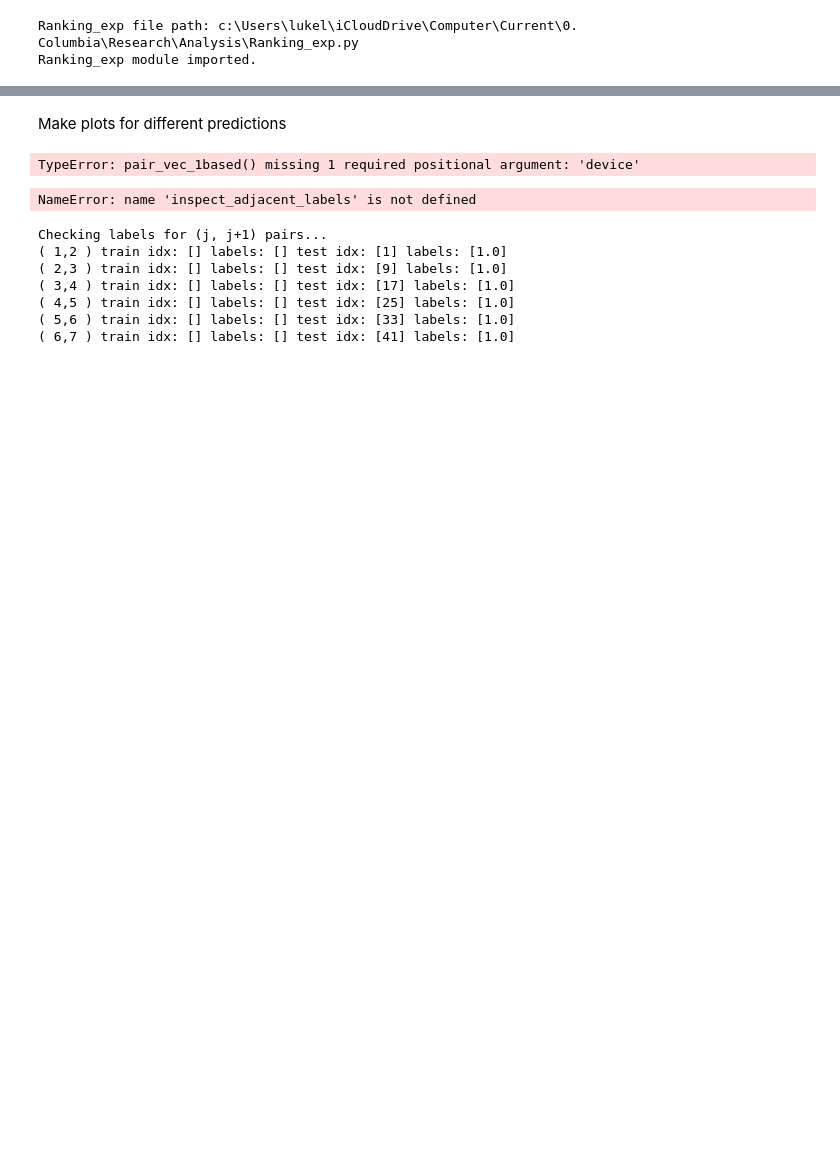
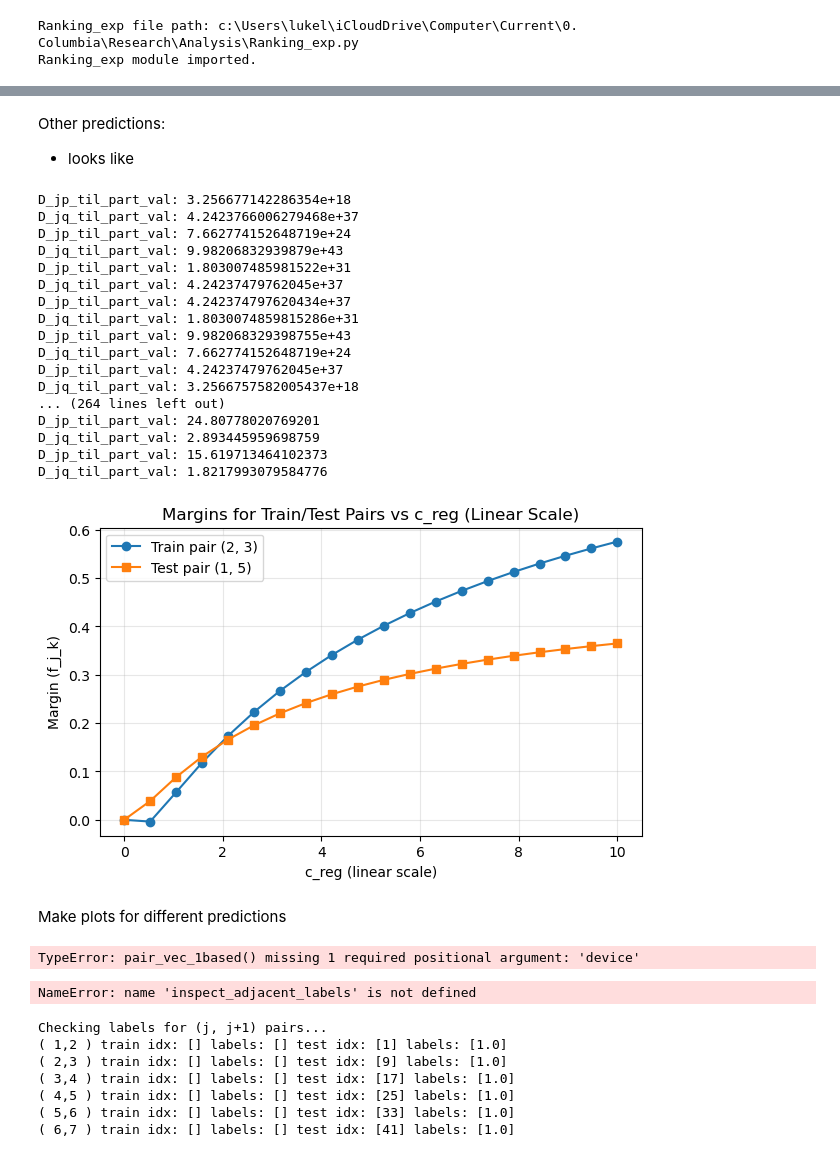
Before and after one commit to lukelc23/TI, a Jupyter notebook: Toy_TI - Exception.ipynb, the cells around one changed output, grey strips where cells are left out. Cells and saved outputs as stored; diff of their text form; code cells hidden in the pictures; blank space fills up the shorter version.

```diff
--- a/Toy_TI - Exception.ipynb
+++ b/Toy_TI - Exception.ipynb
@@ -737,3 +823,52 @@ D_jq_til_part_val: 2.0781249999999996
+# %% [markdown]
+Other predictions:
+- looks like
+# %%
+# Plot the same margins but for very small c_reg values (linear scale)
+# Let's use c_reg from 1e-6 to 1 (20 points, linear spacing)
+
+
+c_reg_small_values = np.linspace(1e-6, 10, num=20)
+
+train_margins_small = []
+test_margins_small = []
+
+for c_reg in c_reg_small_values:
+    sim = Ranking_exp.Ranking_exp(n, k_o, k_s, k_d, p, q, c_reg=c_reg)
+    rank_analytic = sim.calc_rank_analytic()
+    f_train = sim.f_j_k(train_pair[0], train_pair[1])
+    f_test  = sim.f_j_k(test_pair[0], test_pair[1])
+    train_margins_small.append(f_train)
+    test_margins_small.append(f_test)
+
+plt.figure(figsize=(7,4))
+plt.plot(c_reg_small_values, train_margins_small, 'o-', label=f"Train pair {train_pair}")
+plt.plot(c_reg_small_values, test_margins_small, 's-', label=f"Test pair {test_pair}")
+plt.xlabel("c_reg (linear scale)")
+plt.ylabel("Margin (f_j_k)")
+plt.title("Margins for Train/Test Pairs vs c_reg (Linear Scale)")
+plt.legend()
+plt.grid(True, alpha=0.3)
+plt.show()
+# %% [output]
+D_jp_til_part_val: 3.256677142286354e+18
+D_jq_til_part_val: 4.2423766006279468e+37
+D_jp_til_part_val: 7.662774152648719e+24
+D_jq_til_part_val: 9.98206832939879e+43
+D_jp_til_part_val: 1.803007485981522e+31
+D_jq_til_part_val: 4.24237479762045e+37
+D_jp_til_part_val: 4.242374797620434e+37
+D_jq_til_part_val: 1.8030074859815286e+31
+D_jp_til_part_val: 9.982068329398755e+43
+D_jq_til_part_val: 7.662774152648719e+24
+D_jp_til_part_val: 4.24237479762045e+37
+D_jq_til_part_val: 3.2566757582005437e+18
+... (264 lines left out)
+D_jp_til_part_val: 24.80778020769201
+D_jq_til_part_val: 2.893445959698759
+D_jp_til_part_val: 15.619713464102373
+D_jq_til_part_val: 1.8217993079584776
+[figure, added]
 # %% [markdown]
 Make plots for different predictions
 # %%
```
Also changed, not shown: parts of 7 cells of this notebook, 5 other files.
